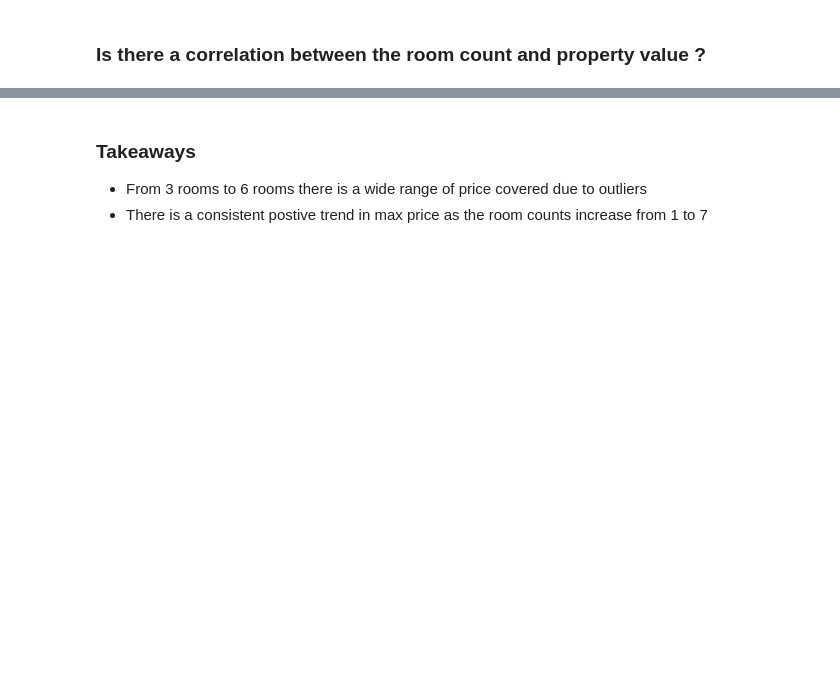
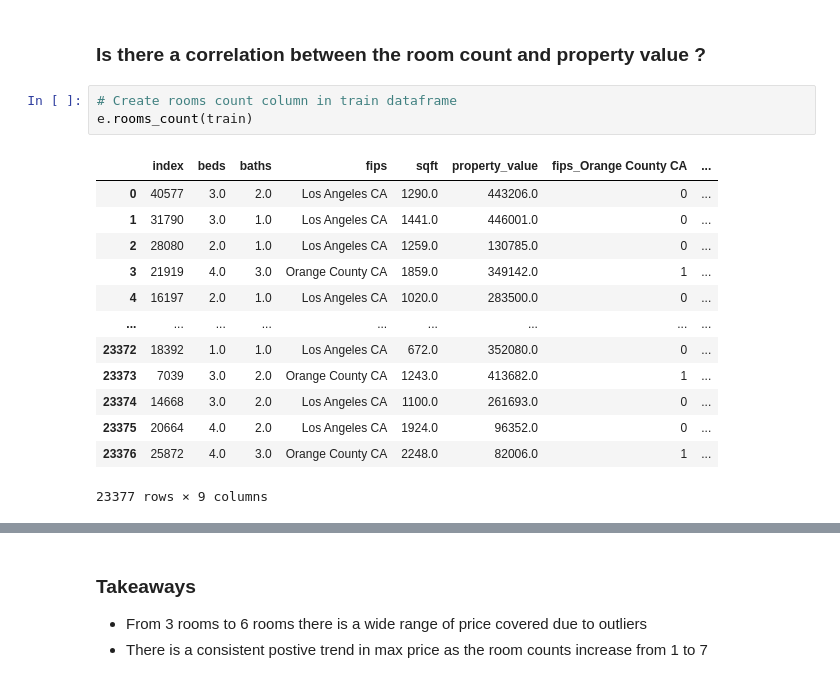
Before and after one commit to allantestaten/regression-project, a Jupyter notebook: final_project_notebook.ipynb, the cells around one changed output, grey strips where cells are left out. Cells and saved outputs as stored; diff of their text form; blank space fills up the shorter version.

```diff
--- a/final_project_notebook.ipynb
+++ b/final_project_notebook.ipynb
@@ -216,6 +205,23 @@ p = 1.9051176926278047e-269
 - There are slight differences in the interquartile ranges of the different bathroom counts
 # %% [markdown]
 ### Is there a correlation between the room count and property value ?
+# %%
+# Create rooms count column in train dataframe
+e.rooms_count(train)
+# %% [output]
+|  | index | beds | baths | fips | sqft | property_value | fips_Orange County CA | ... |
+| 0 | 40577 | 3.0 | 2.0 | Los Angeles CA | 1290.0 | 443206.0 | 0 | ... |
+| 1 | 31790 | 3.0 | 1.0 | Los Angeles CA | 1441.0 | 446001.0 | 0 | ... |
+| 2 | 28080 | 2.0 | 1.0 | Los Angeles CA | 1259.0 | 130785.0 | 0 | ... |
+| 3 | 21919 | 4.0 | 3.0 | Orange County CA | 1859.0 | 349142.0 | 1 | ... |
+| 4 | 16197 | 2.0 | 1.0 | Los Angeles CA | 1020.0 | 283500.0 | 0 | ... |
+| ... | ... | ... | ... | ... | ... | ... | ... | ... |
+| 23372 | 18392 | 1.0 | 1.0 | Los Angeles CA | 672.0 | 352080.0 | 0 | ... |
+| 23373 | 7039 | 3.0 | 2.0 | Orange County CA | 1243.0 | 413682.0 | 1 | ... |
+| 23374 | 14668 | 3.0 | 2.0 | Los Angeles CA | 1100.0 | 261693.0 | 0 | ... |
+| 23375 | 20664 | 4.0 | 2.0 | Los Angeles CA | 1924.0 | 96352.0 | 0 | ... |
+| 23376 | 25872 | 4.0 | 3.0 | Orange County CA | 2248.0 | 82006.0 | 1 | ... |
+23377 rows × 9 columns
 # %%
 # box plot Rooms vs Property value
 e.two_variable_boxplots(train,'rooms_count','property_value','Rooms and Home Value')
```
Also changed, not shown: parts of 28 cells of this notebook.
